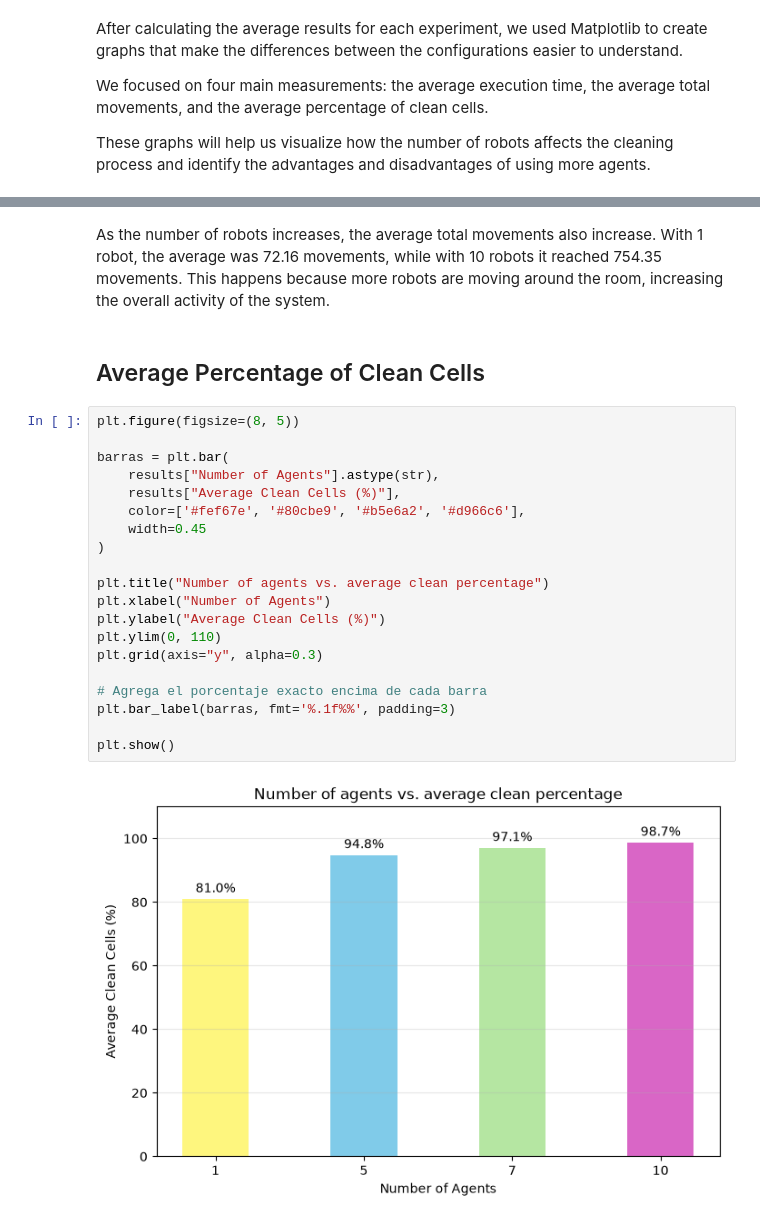
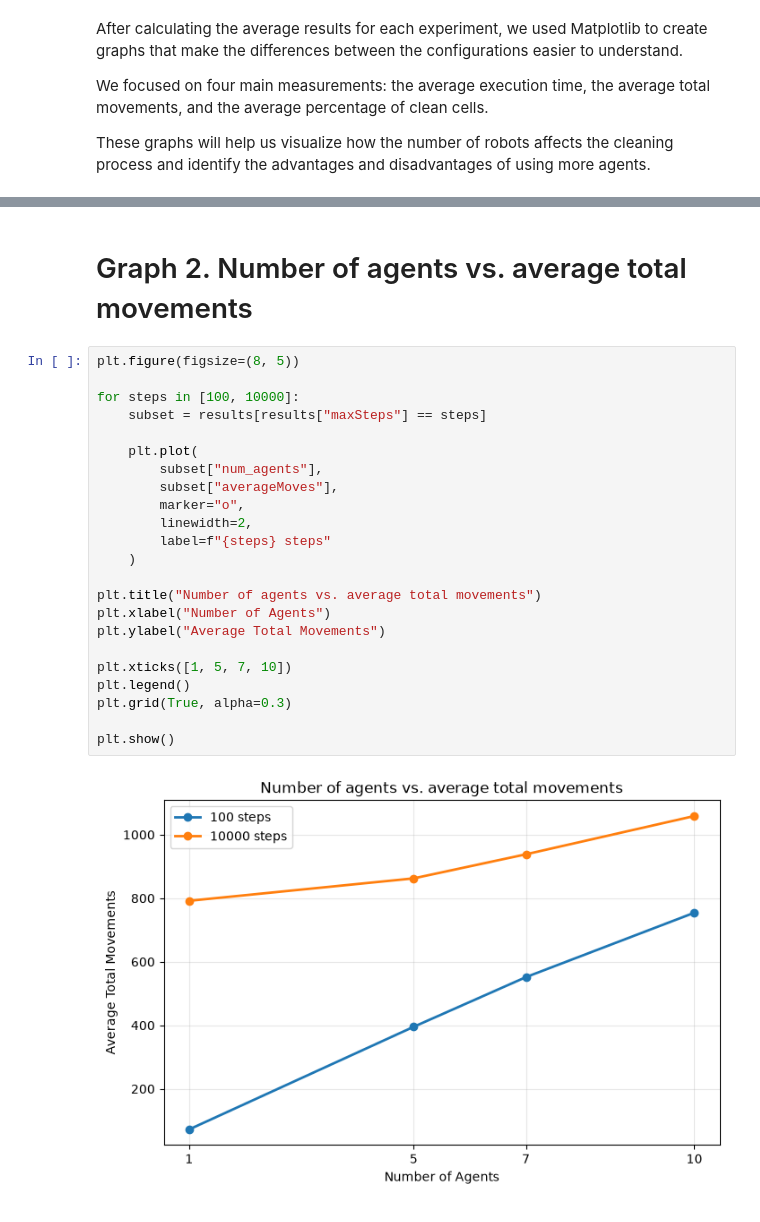
Before and after one commit to Adrisandoval2006/M1-Activity, a Jupyter notebook: Analysis.ipynb, the cells around one changed output, grey strips where cells are left out. Drawn from its saved outputs; the diff is of its cells as text.

```diff
--- a/Analysis.ipynb
+++ b/Analysis.ipynb
@@ -272,26 +510,27 @@ plt.show()
-# %% [markdown]
-As the number of robots increases, the average total movements also increase. With 1 robot, the average was 72.16 movements, while with 10 robots it reached 754.35 movements. This happens because more robots are moving around the room, increasing the overall activity of the system.
-# %% [markdown]
-## Average Percentage of Clean Cells
+# %% [markdown]
+# Graph 2. Number of agents vs. average total movements
 # %%
 plt.figure(figsize=(8, 5))
 
-barras = plt.bar(
-    results["Number of Agents"].astype(str),
-    results["Average Clean Cells (%)"],
-    color=['#fef67e', '#80cbe9', '#b5e6a2', '#d966c6'],
-    width=0.45
-)
+for steps in [100, 10000]:
+    subset = results[results["maxSteps"] == steps]
 
-plt.title("Number of agents vs. average clean percentage")
+    plt.plot(
+        subset["num_agents"],
+        subset["averageMoves"],
+        marker="o",
+        linewidth=2,
+        label=f"{steps} steps"
+    )
+
+plt.title("Number of agents vs. average total movements")
 plt.xlabel("Number of Agents")
-plt.ylabel("Average Clean Cells (%)")
-plt.ylim(0, 110)
-plt.grid(axis="y", alpha=0.3)
+plt.ylabel("Average Total Movements")
 
-# Agrega el porcentaje exacto encima de cada barra
-plt.bar_label(barras, fmt='%.1f%%', padding=3)
+plt.xticks([1, 5, 7, 10])
+plt.legend()
+plt.grid(True, alpha=0.3)
 
 plt.show()
 # %% [output]
-[figure, old version]
+[figure, new version]
```
Also changed, not shown: parts of 36 cells of this notebook, 2 other files.
